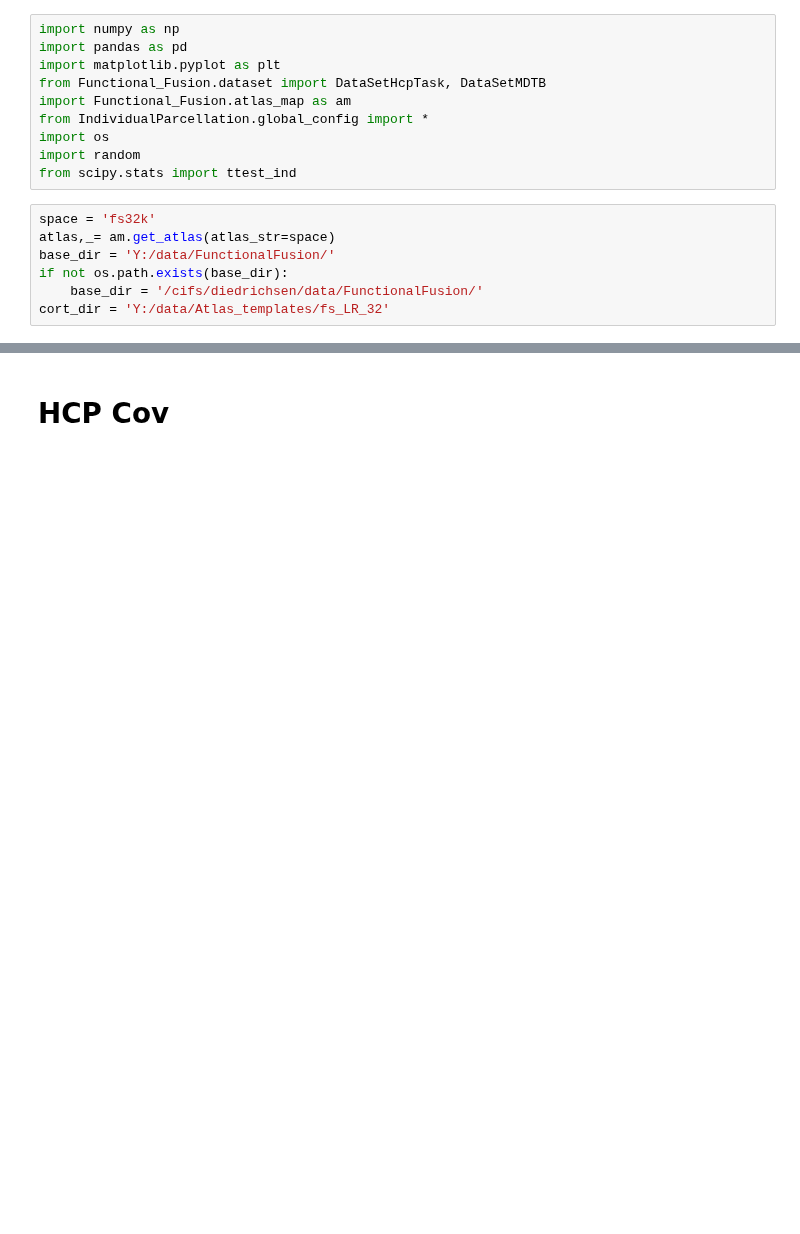
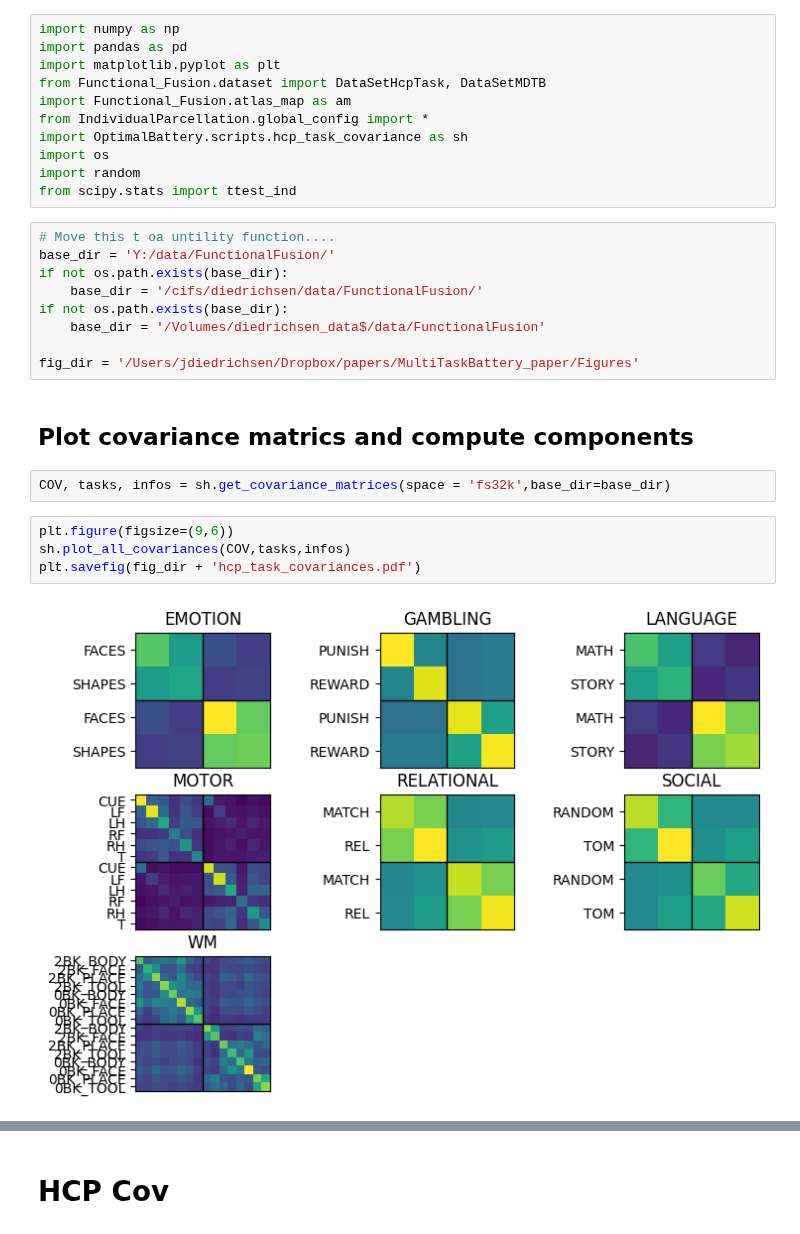
Before and after one commit to DiedrichsenLab/OptimalBattery, a Jupyter notebook: notebooks/2.real_design.ipynb, the cells around one changed output, grey strips where cells are left out. Drawn from its saved outputs; the diff is of its cells as text; blank space fills up the shorter version.

Commit message:
HCP task battery covariance

```diff
--- a/notebooks/2.real_design.ipynb
+++ b/notebooks/2.real_design.ipynb
@@ -5,13 +5,26 @@ import matplotlib.pyplot as plt
 from Functional_Fusion.dataset import DataSetHcpTask, DataSetMDTB
 import Functional_Fusion.atlas_map as am
 from IndividualParcellation.global_config import *
+import OptimalBattery.scripts.hcp_task_covariance as sh
 import os
 import random
 from scipy.stats import ttest_ind
 # %%
-space = 'fs32k'
-atlas,_= am.get_atlas(atlas_str=space)
+# Move this t oa untility function....
 base_dir = 'Y:/data/FunctionalFusion/'
 if not os.path.exists(base_dir):
     base_dir = '/cifs/diedrichsen/data/FunctionalFusion/'
-cort_dir = 'Y:/data/Atlas_templates/fs_LR_32'
+if not os.path.exists(base_dir):
+    base_dir = '/Volumes/diedrichsen_data$/data/FunctionalFusion'
+
+fig_dir = '/Users/jdiedrichsen/Dropbox/papers/MultiTaskBattery_paper/Figures'
+# %% [markdown]
+## Plot covariance matrics  and compute components
+# %%
+COV, tasks, infos = sh.get_covariance_matrices(space = 'fs32k',base_dir=base_dir)
+# %%
+plt.figure(figsize=(9,6))
+sh.plot_all_covariances(COV,tasks,infos)
+plt.savefig(fig_dir + 'hcp_task_covariances.pdf')
+# %% [output]
+[figure, added]
```
Also changed, not shown: parts of 11 cells of this notebook, 1 other file.
